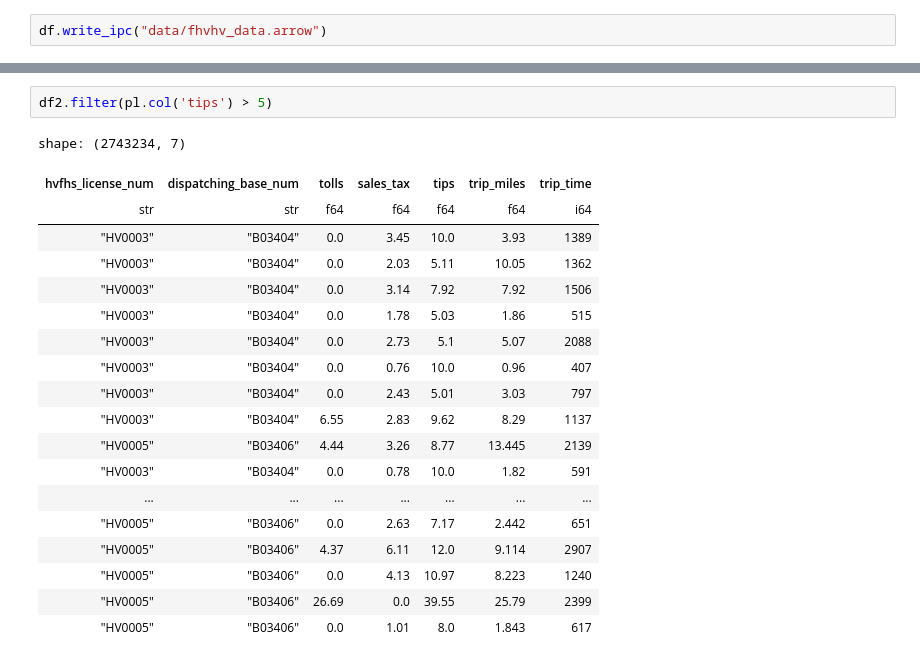
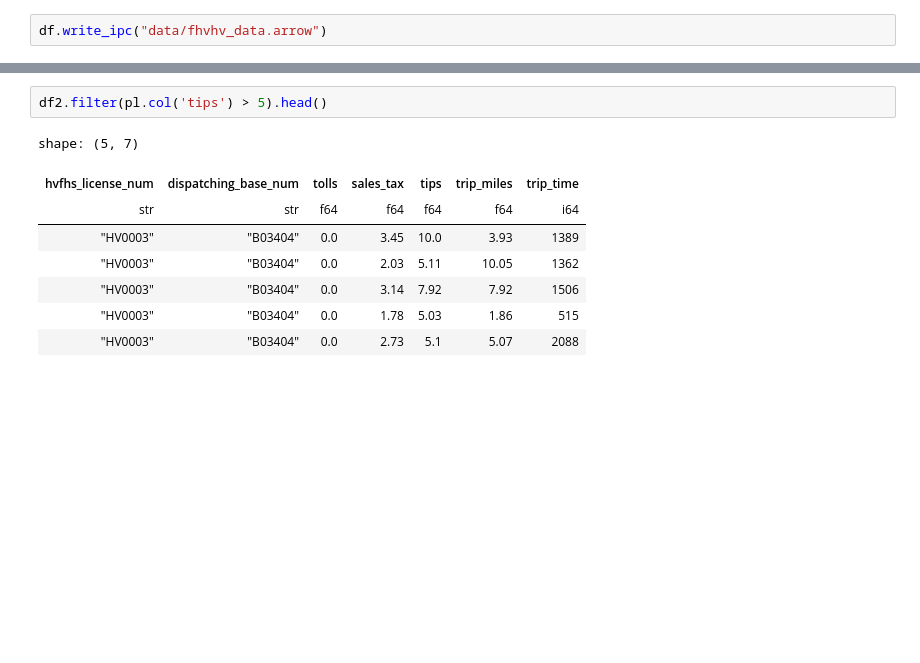
Before and after one commit to italanchan/polars-open-source-app, a Jupyter notebook: explore_data.ipynb, the cells around one changed output, grey strips where cells are left out. Saved outputs shown, nothing was run; the diff lists cells and outputs as text; blank space fills up the shorter version.

```diff
--- a/explore_data.ipynb
+++ b/explore_data.ipynb
@@ -35,22 +33,11 @@ shape: (49224422, 7)
 # %%
-df2.filter(pl.col('tips') > 5)
+df2.filter(pl.col('tips') > 5).head()
 # %% [output]
-shape: (2743234, 7)
+shape: (5, 7)
 | hvfhs_license_num | dispatching_base_num | tolls | sales_tax | tips | trip_miles | trip_time |
 | str | str | f64 | f64 | f64 | f64 | i64 |
 | "HV0003" | "B03404" | 0.0 | 3.45 | 10.0 | 3.93 | 1389 |
 | "HV0003" | "B03404" | 0.0 | 2.03 | 5.11 | 10.05 | 1362 |
 | "HV0003" | "B03404" | 0.0 | 3.14 | 7.92 | 7.92 | 1506 |
 | "HV0003" | "B03404" | 0.0 | 1.78 | 5.03 | 1.86 | 515 |
 | "HV0003" | "B03404" | 0.0 | 2.73 | 5.1 | 5.07 | 2088 |
-| "HV0003" | "B03404" | 0.0 | 0.76 | 10.0 | 0.96 | 407 |
-| "HV0003" | "B03404" | 0.0 | 2.43 | 5.01 | 3.03 | 797 |
-| "HV0003" | "B03404" | 6.55 | 2.83 | 9.62 | 8.29 | 1137 |
-| "HV0005" | "B03406" | 4.44 | 3.26 | 8.77 | 13.445 | 2139 |
-| "HV0003" | "B03404" | 0.0 | 0.78 | 10.0 | 1.82 | 591 |
-| ... | ... | ... | ... | ... | ... | ... |
-| "HV0005" | "B03406" | 0.0 | 2.63 | 7.17 | 2.442 | 651 |
-| "HV0005" | "B03406" | 4.37 | 6.11 | 12.0 | 9.114 | 2907 |
-| "HV0005" | "B03406" | 0.0 | 4.13 | 10.97 | 8.223 | 1240 |
-| "HV0005" | "B03406" | 26.69 | 0.0 | 39.55 | 25.79 | 2399 |
-| "HV0005" | "B03406" | 0.0 | 1.01 | 8.0 | 1.843 | 617 |
```
Also changed, not shown: parts of 21 cells of this notebook.
